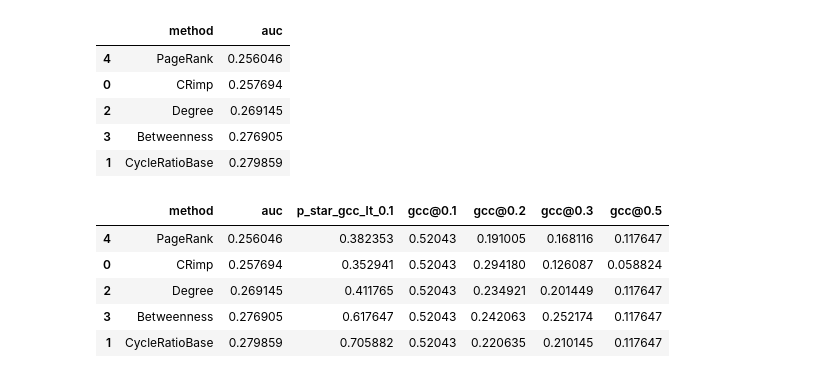
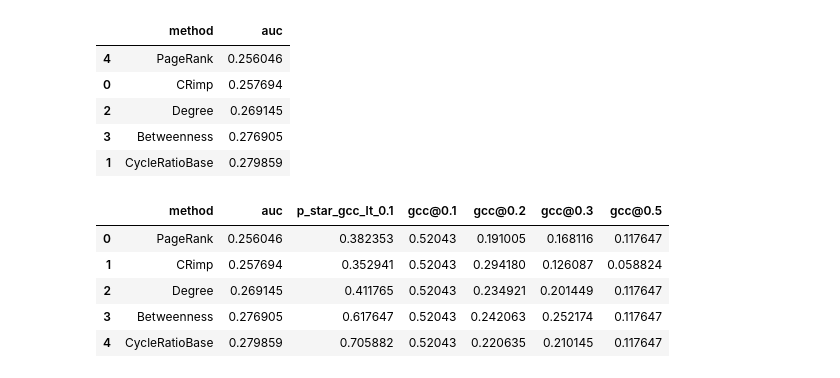
Before and after one commit to devbysina/crimp-project, a Jupyter notebook: notebooks/03_percolation_experiments.ipynb, the cells around one changed output. Drawn from its saved outputs; the diff is of its cells as text; code cells hidden in the pictures.

```diff
--- a/notebooks/03_percolation_experiments.ipynb
+++ b/notebooks/03_percolation_experiments.ipynb
@@ -103,36 +105,41 @@ auc_df
 def auc(x, y):
     return float(np.trapezoid(y, x))
 
 def gcc_at_points(x, y, points=(0.1, 0.2, 0.3, 0.5)):
     out = {}
     for p in points:
         out[f"gcc@{p}"] = float(np.interp(p, x, y))
     return out
 
 def p_star(x, y, thresh=0.1):
     y = np.array(y)
     x = np.array(x)
     idx = np.where(y <= thresh)[0]
     return float(x[idx[0]]) if len(idx) else 1.0
 
 rows = []
 for method in perc_df["method"].unique():
     tmp = perc_df[perc_df["method"] == method].sort_values("removed_frac")
     x = tmp["removed_frac"].values
     y = tmp["gcc_frac"].values
 
     row = {"method": method}
     row["auc"] = auc(x, y)
     row["p_star_gcc_lt_0.1"] = p_star(x, y, thresh=0.1)
     row.update(gcc_at_points(x, y, points=(0.1, 0.2, 0.3, 0.5)))
     rows.append(row)
 
 metrics_df = pd.DataFrame(rows).sort_values("auc")
-metrics_df
+metrics_df = metrics_df.sort_values("auc").reset_index(drop=True)
+metrics_df_rounded = metrics_df.copy()
+for col in metrics_df.columns:
+    if col != "method":
+        metrics_df_rounded[col] = metrics_df_rounded[col].astype(float).round(6)
+metrics_df_rounded
 # %% [output]
 |  | method | auc | p_star_gcc_lt_0.1 | gcc@0.1 | gcc@0.2 | gcc@0.3 | gcc@0.5 |
-| 4 | PageRank | 0.256046 | 0.382353 | 0.52043 | 0.191005 | 0.168116 | 0.117647 |
-| 0 | CRimp | 0.257694 | 0.352941 | 0.52043 | 0.294180 | 0.126087 | 0.058824 |
+| 0 | PageRank | 0.256046 | 0.382353 | 0.52043 | 0.191005 | 0.168116 | 0.117647 |
+| 1 | CRimp | 0.257694 | 0.352941 | 0.52043 | 0.294180 | 0.126087 | 0.058824 |
 | 2 | Degree | 0.269145 | 0.411765 | 0.52043 | 0.234921 | 0.201449 | 0.117647 |
 | 3 | Betweenness | 0.276905 | 0.617647 | 0.52043 | 0.242063 | 0.252174 | 0.117647 |
-| 1 | CycleRatioBase | 0.279859 | 0.705882 | 0.52043 | 0.220635 | 0.210145 | 0.117647 |
+| 4 | CycleRatioBase | 0.279859 | 0.705882 | 0.52043 | 0.220635 | 0.210145 | 0.117647 |
```
Also changed, not shown: parts of 3 cells of this notebook, 2 other files.
